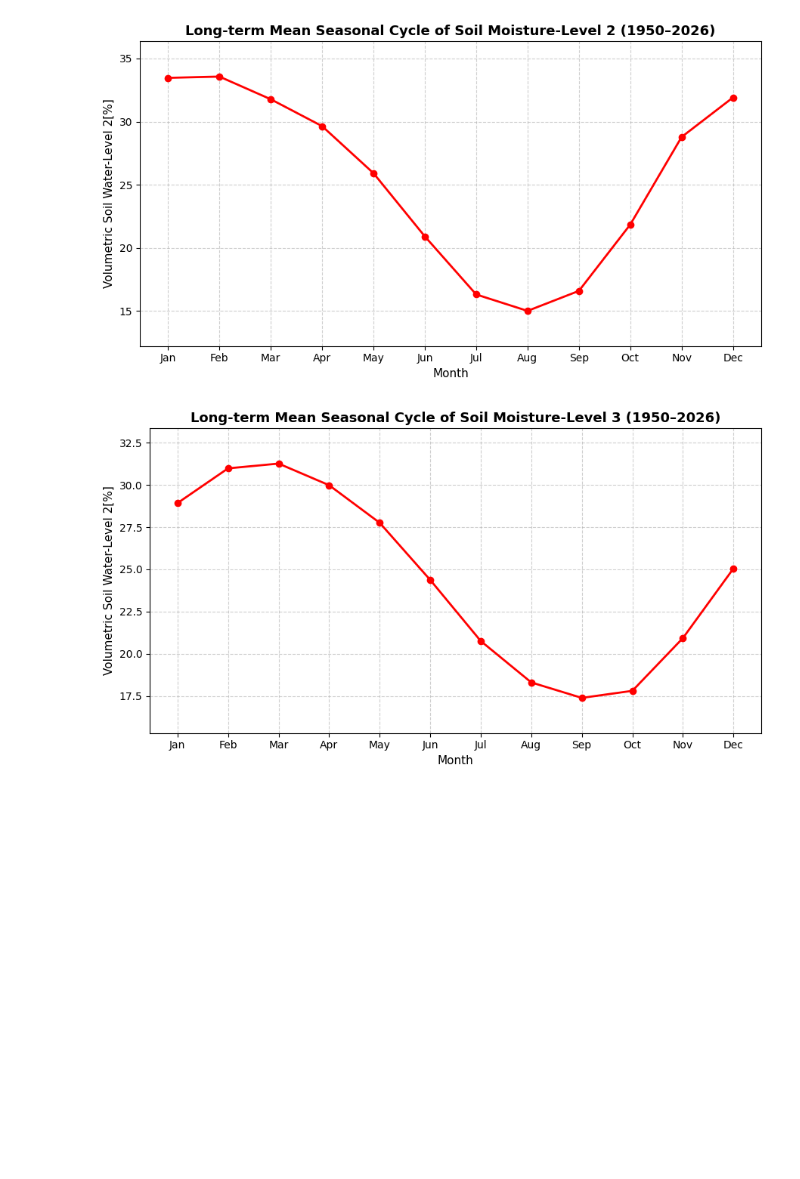
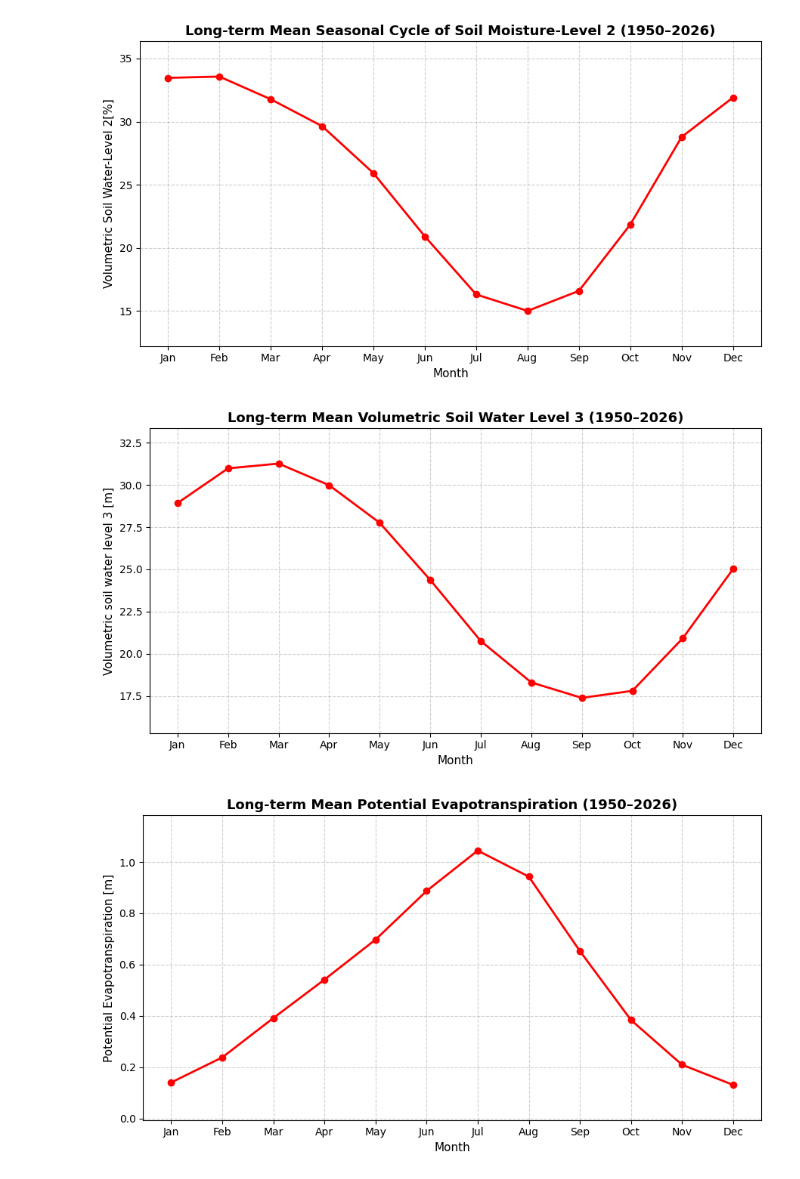
Before and after one commit to edamamechi/mat3300, a Jupyter notebook: calculation of w(t).ipynb, the cells around one changed output. Drawn from its saved outputs; the diff is of its cells as text; code cells hidden in the pictures; blank space fills up the shorter version.

```diff
--- a/calculation of w(t).ipynb
+++ b/calculation of w(t).ipynb
@@ -4,7 +17,7 @@ import xarray as xr
 import matplotlib.pyplot as plt
 
 folder = r'C:\MAT3300'
-file_path = os.path.join(folder, 'finalsoildataset.nc')
+file_path = os.path.join(folder, 'fin.nc')
 ds = xr.open_dataset(file_path)
 print(ds)
 
@@ -21,8 +34,8 @@ fig, ax = plt.subplots(figsize=(9, 5))
 monthly_clim.plot(ax=ax, marker="o", color="teal", linewidth=2, markersize=6)
 
 ax.set_xticks(range(1, 13))
-ymin = min(monthly_clim.min().item(), monthly_clim.min().item())
-ymax = max(monthly_clim.max().item(), monthly_clim.max().item())
+ymin = monthly_clim.min().item()
+ymax = monthly_clim.max().item()
 buffer = (ymax - ymin) * 0.15  # 15% padding above and below
 ax.set_ylim(ymin - buffer, ymax + buffer)
 ax.set_xticklabels(["Jan", "Feb", "Mar", "Apr", "May", "Jun",
@@ -81,9 +94,34 @@ ax.set_ylim(ymin - buffer, ymax + buffer)
 ax.set_xticklabels(["Jan", "Feb", "Mar", "Apr", "May", "Jun",
                     "Jul", "Aug", "Sep", "Oct", "Nov", "Dec"])
 ax.set_xlabel("Month", fontsize=11)
-ax.set_ylabel("Volumetric Soil Water-Level 2[%]", fontsize=11)
-ax.set_title("Long-term Mean Seasonal Cycle of Soil Moisture-Level 3 (1950–2026)", fontsize=13, fontweight="bold")
+ax.set_ylabel("Volumetric soil water level 3 [m]", fontsize=11)
+ax.set_title("Long-term Mean Volumetric Soil Water Level 3 (1950–2026)", fontsize=13, fontweight="bold")
 ax.grid(True, linestyle="--", alpha=0.6)
 plt.tight_layout()
 plt.show()
+monthly = (
+    -ds["pev"]
+    .mean(dim=["latitude", "longitude"], skipna=True)   # spatial mean only
+    .resample(valid_time="1MS")                         # monthly means
+    .mean()
+)
+monthly_pct = monthly * 100
+monthly_clim = monthly_pct.groupby("valid_time.month").mean()
+
+fig, ax = plt.subplots(figsize=(9, 5))
+monthly_clim.plot(ax=ax, marker="o", color="red", linewidth=2, markersize=6)
+
+ax.set_xticks(range(1, 13))
+ymin = min(monthly_clim.min().item(), monthly_clim.min().item())
+ymax = max(monthly_clim.max().item(), monthly_clim.max().item())
+buffer = (ymax - ymin) * 0.15
+ax.set_ylim(ymin - buffer, ymax + buffer)
+ax.set_xticklabels(["Jan", "Feb", "Mar", "Apr", "May", "Jun",
+                    "Jul", "Aug", "Sep", "Oct", "Nov", "Dec"])
+ax.set_xlabel("Month", fontsize=11)
+ax.set_ylabel("Potential Evapotranspiration [m]", fontsize=11)
+ax.set_title("Long-term Mean Potential Evapotranspiration (1950–2026)", fontsize=13, fontweight="bold")
+ax.grid(True, linestyle="--", alpha=0.6)
+plt.tight_layout()
+plt.show()
 # %% [output]
@@ -110,3 +145,4 @@ Attributes:
 [figure]
 [figure]
-[figure, old version]
+[figure, new version]
+[figure, added]
```
Also changed, not shown: parts of 14 cells of this notebook.
